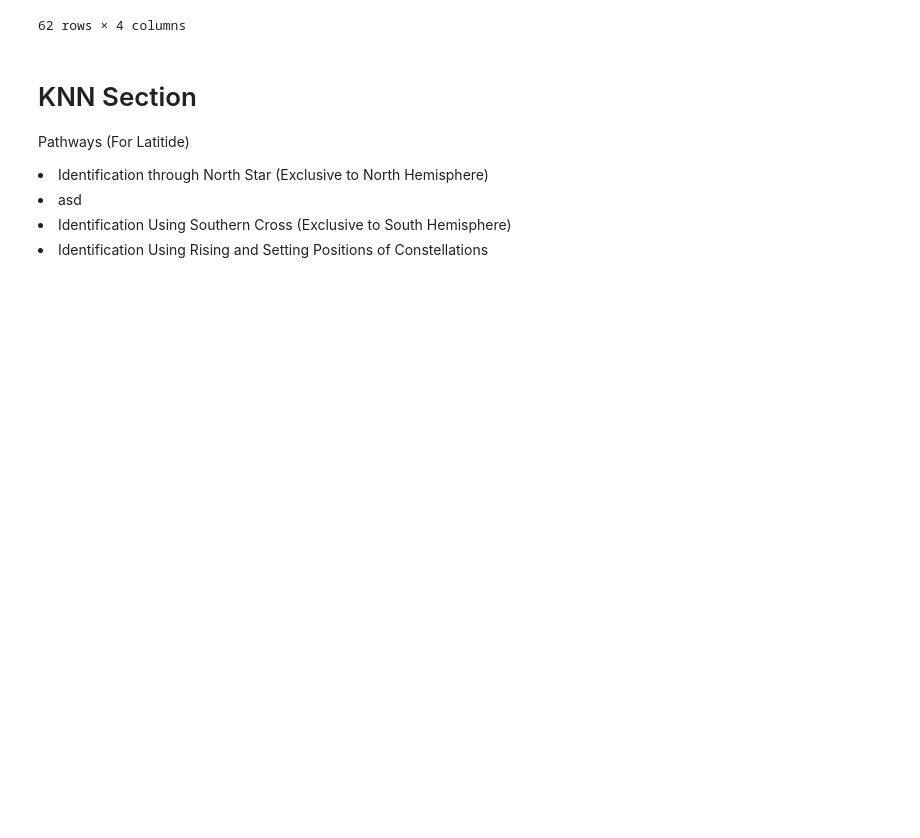
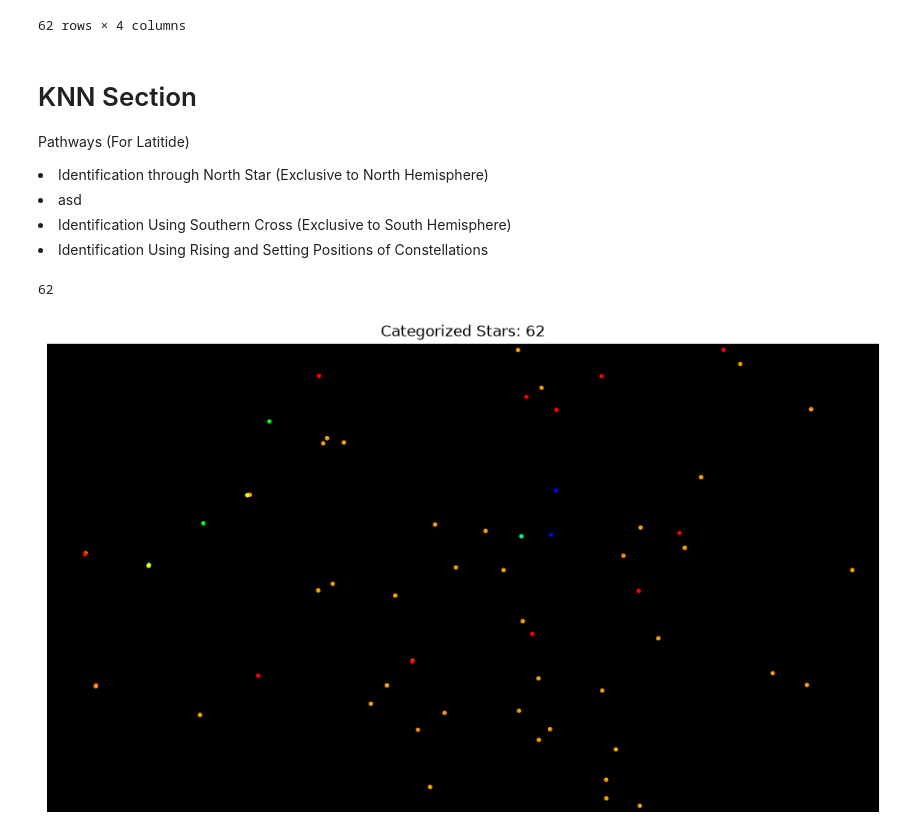
Before and after one commit to TrentNation/CelestialNavigation, a Jupyter notebook: Star_Algorithm.ipynb, the cells around one changed output. Saved outputs shown, nothing was run; the diff lists cells and outputs as text; code cells hidden in the pictures; blank space fills up the shorter version.

Commit message:
Clustering (Concept)

```diff
--- a/Star_Algorithm.ipynb
+++ b/Star_Algorithm.ipynb
@@ -180,3 +180,41 @@ class Star_KNN:
   #Minkowski Distance Function
   def Minkowski_distance(self, x1, x2, p):
     return (np.sum(np.abs(x1- x2)**p))**(1/p)
+# %%
+#Clustering the Points
+import pandas as pd
+from sklearn.cluster import DBSCAN
+data = results_df
+location_x, location_y = data['x (col)'], data['y (row)']
+test_df = pd.DataFrame({ data.columns[0] : location_x,
+                    data.columns[1] : location_y})
+dfe = df[[data.columns[0], data.columns[1]]].values
+db = DBSCAN(eps = 400.0, min_samples=2) #utilizing DBSCAN from scikit-learn for use of proof of concept
+                                        #Ideally, we replace this later with a more appropiate model
+test_df['cluster'] = db.fit_predict(dfe)
+test_df
+len(test_df)
+# %% [output]
+62
+# %%
+#SHowcasing the Clustered Points
+fig, ax = plt.subplots(figsize=(12, 9))
+ax.imshow(image)
+ax.set_title(f"Categorized Stars: {len(filtered_blobs)}")
+ax.axis('off')
+colorcode = {
+    -1 : 'lime',
+    0 : 'red',
+    1 : 'orange',
+    2 : 'blue',
+    3 : 'yellow',
+    4 : '#00ff8f',
+    5 : '#ff8e00'
+}
+for row in test_df.itertuples():
+    circle = patches.Circle((row[1], row[2]), radius = max(r*3, 6),
+    fill = False, edgecolor = colorcode.get(row.cluster), linewidth = 1.5)
+    ax.add_patch(circle)
+plt.show()
+# %% [output]
+[figure, added]
```
Also changed, not shown: parts of 3 cells of this notebook.
